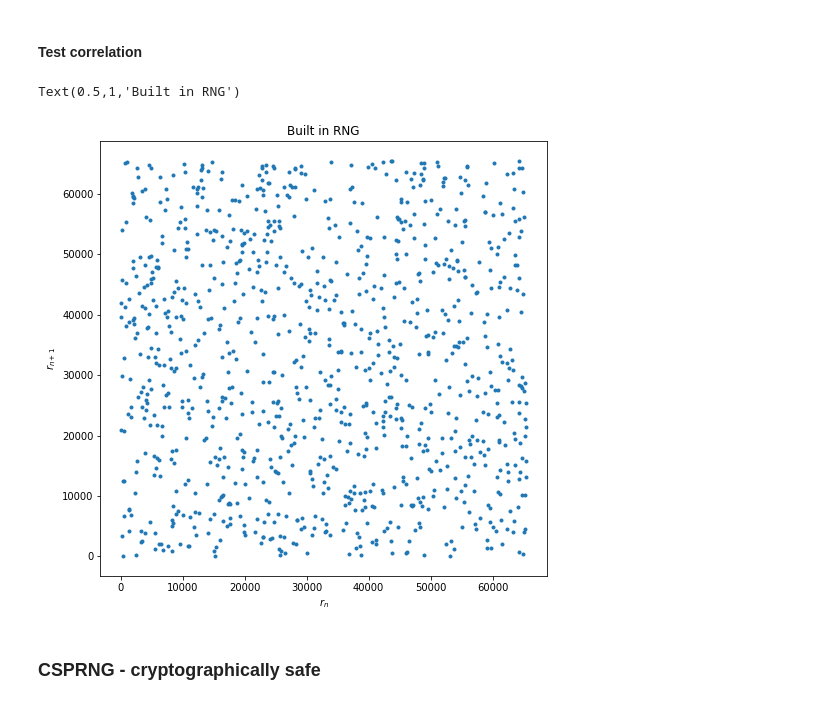
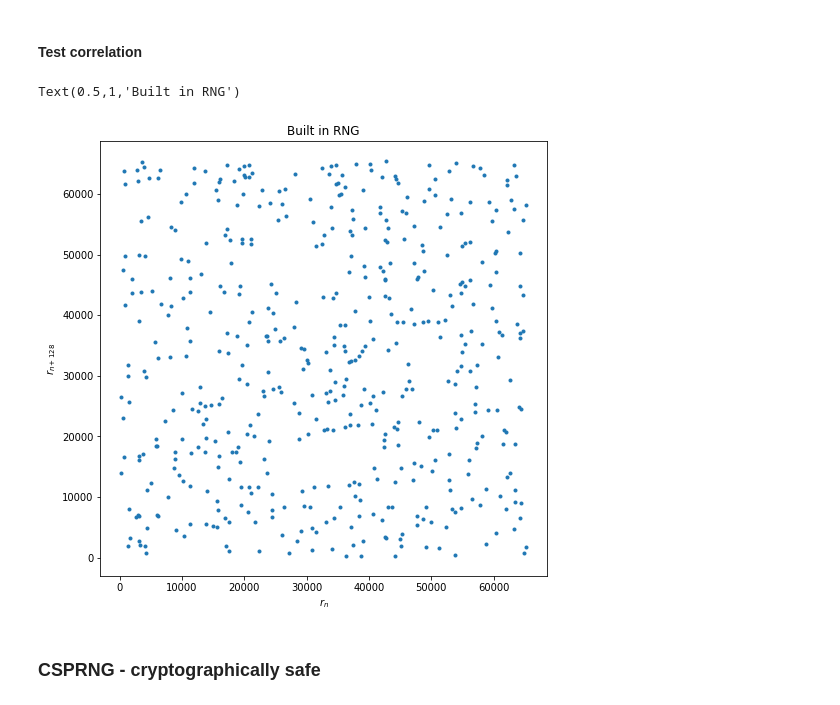
Before and after one commit to icsabai/simulationsMsc, a Jupyter notebook: code/ch05_random/linearCongruential.ipynb, the cells around one changed output. Saved outputs shown, nothing was run; the diff lists cells and outputs as text; code cells hidden in the pictures.

```diff
--- a/code/ch05_random/linearCongruential.ipynb
+++ b/code/ch05_random/linearCongruential.ipynb
@@ -67,17 +67,17 @@ plt.plot(rnd2[:1024],'-')
 # %%
 plt.figure(figsize=(8, 8))
 #
-k = 1
+k = 128
 if k==1 : # only the first few points for visibility
     plt.plot(rnd2[0:1024],rnd2[1:1025],'.')
 else:
     plt.plot(rnd2[0::k],rnd2[1::k],'.')
 plt.xlabel('$r_n$')
 plt.ylabel('$r_{n+%d}$' % k)
 plt.title('Built in RNG')
 # %% [output]
 Text(0.5,1,'Built in RNG')
-[figure, old version]
+[figure, new version]
 # %% [markdown]
 ### CSPRNG - cryptographically safe
 # %%
```
Also changed, not shown: parts of 2 cells of this notebook, 9 other files.
